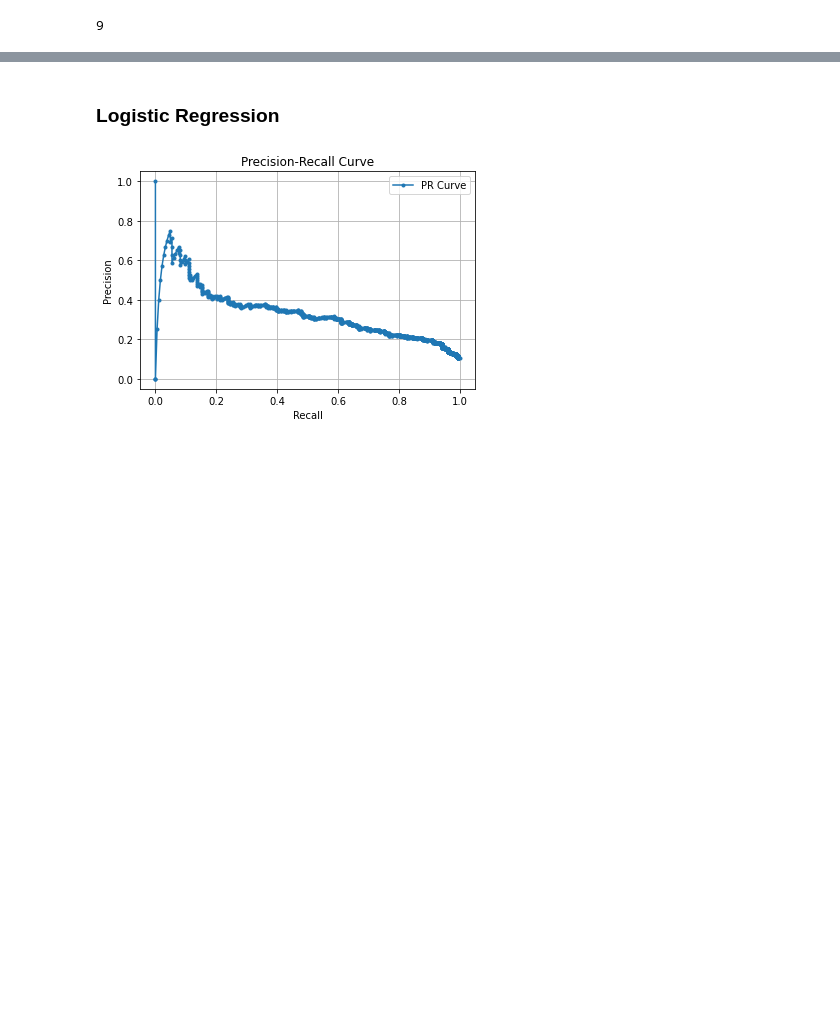
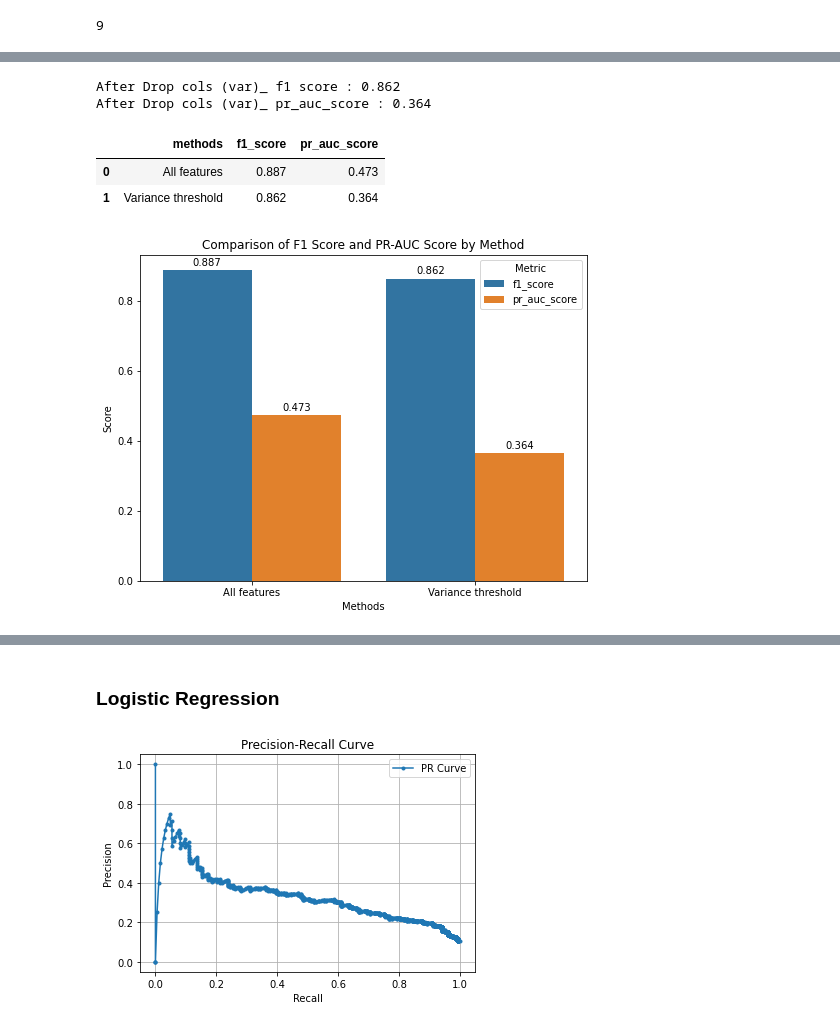
Before and after one commit to katieminjoo/Data_Engineering, a Jupyter notebook: Classification_task/Classification.ipynb, the cells around one changed output, grey strips where cells are left out. Drawn from its saved outputs; the diff is of its cells as text; code cells hidden in the pictures; blank space fills up the shorter version.

```diff
--- a/Classification_task/Classification.ipynb
+++ b/Classification_task/Classification.ipynb
@@ -490,0 +519,19 @@ print(y_test.shape)
+# %%
+# After dropping some columns that has low variance, the f1 score and pr_auc score get low. so decided not to drop any columns from here.
+
+var_X_train = X_train.drop(drop_cols, axis = 1)
+var_X_test = X_test.drop(drop_cols, axis = 1)
+
+gbc.fit(var_X_train, y_train)
+
+var_y_pred = gbc.predict(var_X_test)
+var_y_probs = gbc.predict_proba(var_X_test)[:, 1]
+
+var_f1_score = round(f1_score(y_test, var_y_pred, average = 'weighted'), 3)
+var_pr_auc_score = round(average_precision_score(y_test, var_y_probs), 3)
+
+print('After Drop cols (var)_ f1 score :', var_f1_score)
+print('After Drop cols (var)_ pr_auc_score :', var_pr_auc_score)
+# %% [output]
+After Drop cols (var)_ f1 score : 0.862
+After Drop cols (var)_ pr_auc_score : 0.364
@@ -490,0 +544,30 @@ print(y_test.shape)
+# %%
+graph_df
+# %% [output]
+|  | methods | f1_score | pr_auc_score |
+| 0 | All features | 0.887 | 0.473 |
+| 1 | Variance threshold | 0.862 | 0.364 |
+# %%
+graph_df = pd.DataFrame({
+    'methods' : ['All features', 'Variance threshold'],
+    'f1_score' : [base_f1_score, var_f1_score],
+    'pr_auc_score' : [base_pr_auc_score, var_pr_auc_score]
+})
+
+# Melt the DataFrame into long format
+graph_df_long = graph_df.melt(id_vars='methods', var_name='Metric', value_name='Score')
+
+# Plot with Seaborn
+plt.figure(figsize=(8, 6))
+ax = sns.barplot(x='methods', y='Score', hue='Metric', data=graph_df_long)
+plt.title('Comparison of F1 Score and PR-AUC Score by Method')
+plt.ylabel('Score')
+plt.xlabel('Methods')
+
+# Add values on top of each bar
+for container in ax.containers:
+    ax.bar_label(container, fmt='%.3f', padding=3)
+
+plt.show()
+# %% [output]
+[figure, added]
```
Also changed, not shown: parts of 122 cells of this notebook.
